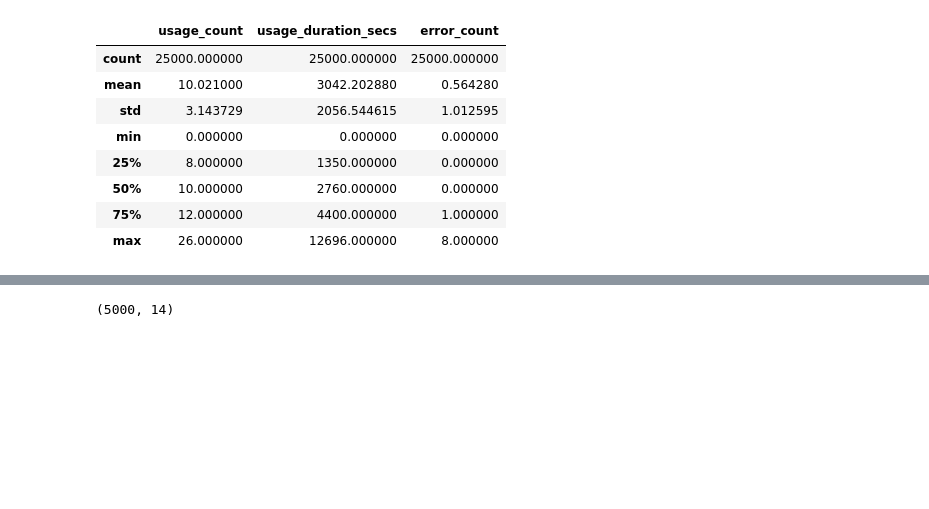
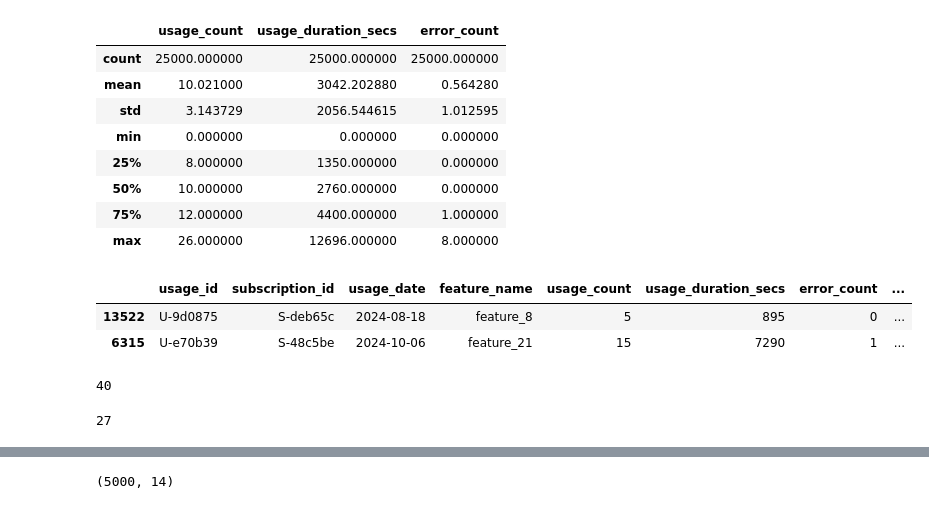
Before and after one commit to ShazanRafi/saas-churn-prediction, a Jupyter notebook: SaaS_Churning_Prediction.ipynb, the cells around one changed output, grey strips where cells are left out. Cells and saved outputs as stored; diff of their text form; code cells hidden in the pictures; blank space fills up the shorter version.

```diff
--- a/SaaS_Churning_Prediction.ipynb
+++ b/SaaS_Churning_Prediction.ipynb
@@ -331,6 +375,20 @@ fusage.describe()
 | 50% | 10.000000 | 2760.000000 | 0.000000 |
 | 75% | 12.000000 | 4400.000000 | 1.000000 |
 | max | 26.000000 | 12696.000000 | 8.000000 |
+# %%
+feature_usage.sample(2)
+# %% [output]
+|  | usage_id | subscription_id | usage_date | feature_name | usage_count | usage_duration_secs | error_count | ... |
+| 13522 | U-9d0875 | S-deb65c | 2024-08-18 | feature_8 | 5 | 895 | 0 | ... |
+| 6315 | U-e70b39 | S-48c5be | 2024-10-06 | feature_21 | 15 | 7290 | 1 | ... |
+# %%
+feature_usage['feature_name'].nunique()
+# %% [output]
+40
+# %%
+feature_usage['usage_count'].nunique()
+# %% [output]
+27
 # %%
 subscription.sample(2)
 # %% [output]
```
Also changed, not shown: parts of 32 cells of this notebook.
